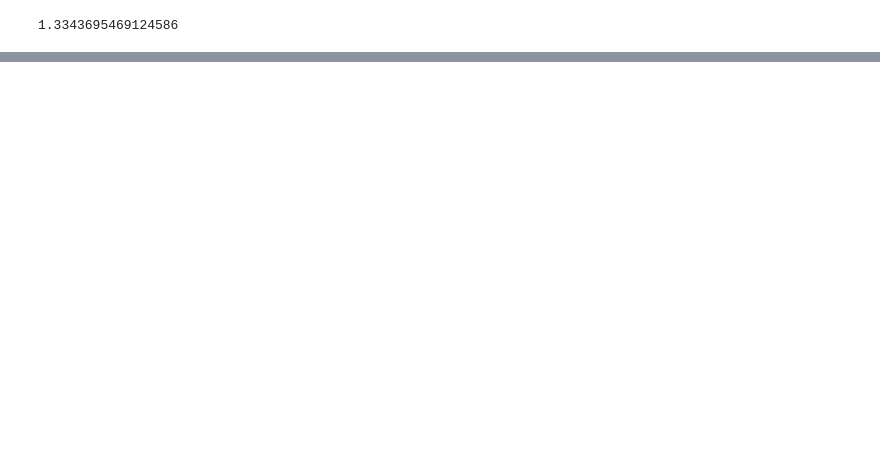
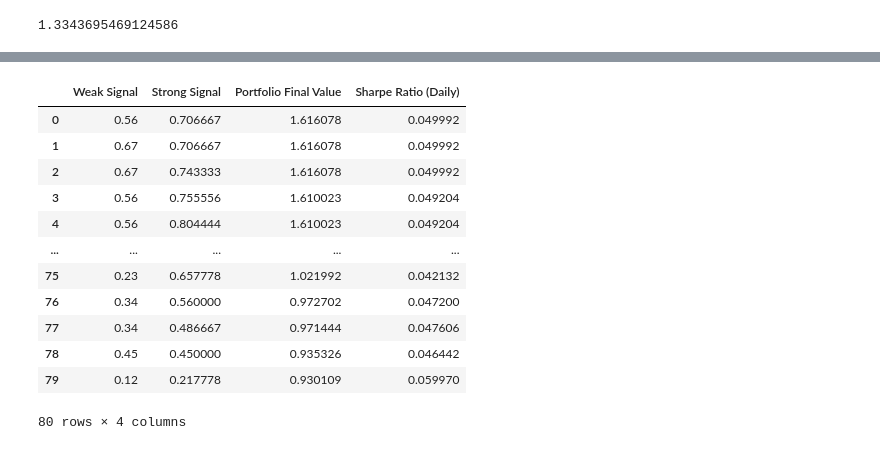
Before and after one commit to upathare1/Bitcoin-Price-Prediction, a Jupyter notebook: Algorithms/lstm_trial1.ipynb, the cells around one changed output, grey strips where cells are left out. Drawn from its saved outputs; the diff is of its cells as text; code cells hidden in the pictures; blank space fills up the shorter version.

```diff
--- a/Algorithms/lstm_trial1.ipynb
+++ b/Algorithms/lstm_trial1.ipynb
@@ -319,2 +370,30 @@ return per trade： 0.0006910369288667266 ; Sharpe： 0.7869524833225091
+# %%
+# Grid search for ideal weak and strong cutoffs:
+port_sr = []
+for weak_signal in np.linspace(0.01,1,10,endpoint=True):
+    for strong_signal in np.linspace(weak_signal,1,10,endpoint=True):
+        port, sr = back_test(start_num=0, end_num=4000, strong_signal=strong_signal, weak_signal=weak_signal, mode='test', show=False)
+        port_sr.append([weak_signal, strong_signal, port, sr])
+# %%
+calibrations = pd.DataFrame(port_sr)
+calibrations = calibrations.rename({"1": "Weak Signal", "2": "Strong Signal", "3": "Portfolio Final Value", "4": "Sharpe Ratio (Daily)"})
+calibrations.columns = ["Weak Signal", "Strong Signal", "Portfolio Final Value", "Sharpe Ratio (Daily)"]
+calibrations = calibrations.sort_values(by=['Portfolio Final Value', "Sharpe Ratio (Daily)"], ascending=False).reset_index(drop=True)
+
+calibrations.head(80)
+# %% [output]
+|  | Weak Signal | Strong Signal | Portfolio Final Value | Sharpe Ratio (Daily) |
+| 0 | 0.56 | 0.706667 | 1.616078 | 0.049992 |
+| 1 | 0.67 | 0.706667 | 1.616078 | 0.049992 |
+| 2 | 0.67 | 0.743333 | 1.616078 | 0.049992 |
+| 3 | 0.56 | 0.755556 | 1.610023 | 0.049204 |
+| 4 | 0.56 | 0.804444 | 1.610023 | 0.049204 |
+| ... | ... | ... | ... | ... |
+| 75 | 0.23 | 0.657778 | 1.021992 | 0.042132 |
+| 76 | 0.34 | 0.560000 | 0.972702 | 0.047200 |
+| 77 | 0.34 | 0.486667 | 0.971444 | 0.047606 |
+| 78 | 0.45 | 0.450000 | 0.935326 | 0.046442 |
+| 79 | 0.12 | 0.217778 | 0.930109 | 0.059970 |
+80 rows × 4 columns
 # %%
 model.evaluate(cache['test_data'], cache['test_label'])
```
Also changed, not shown: parts of 19 cells of this notebook.
